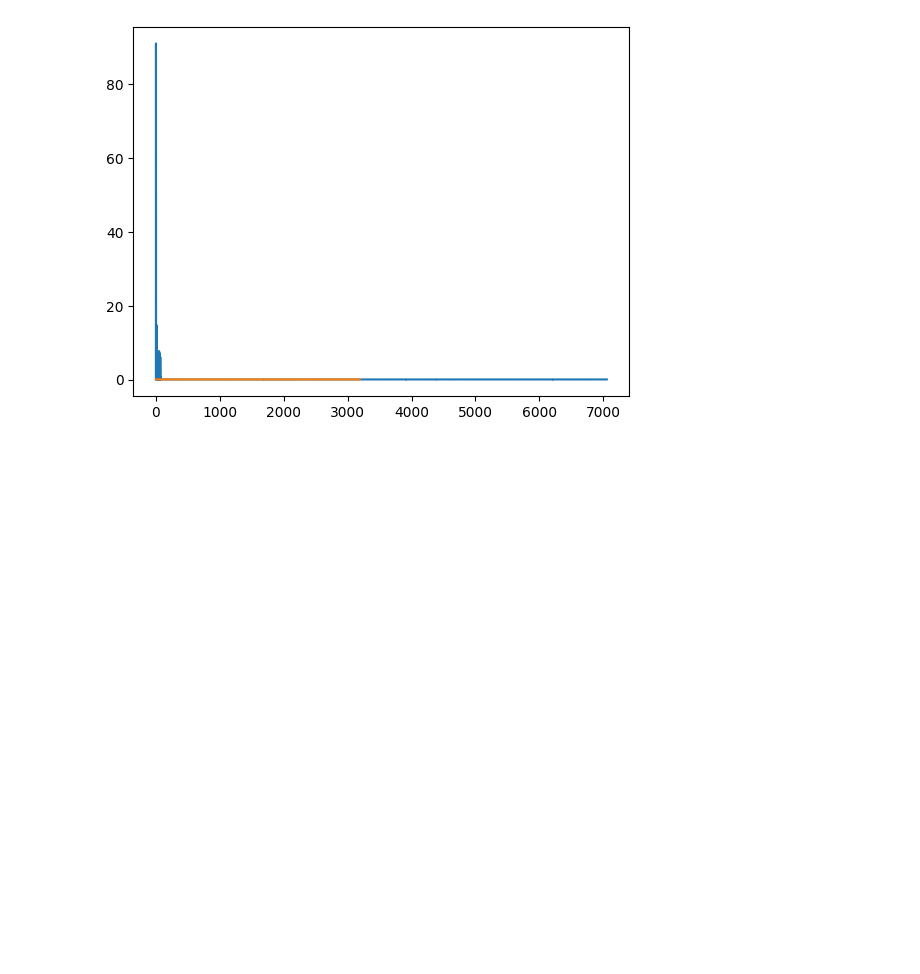
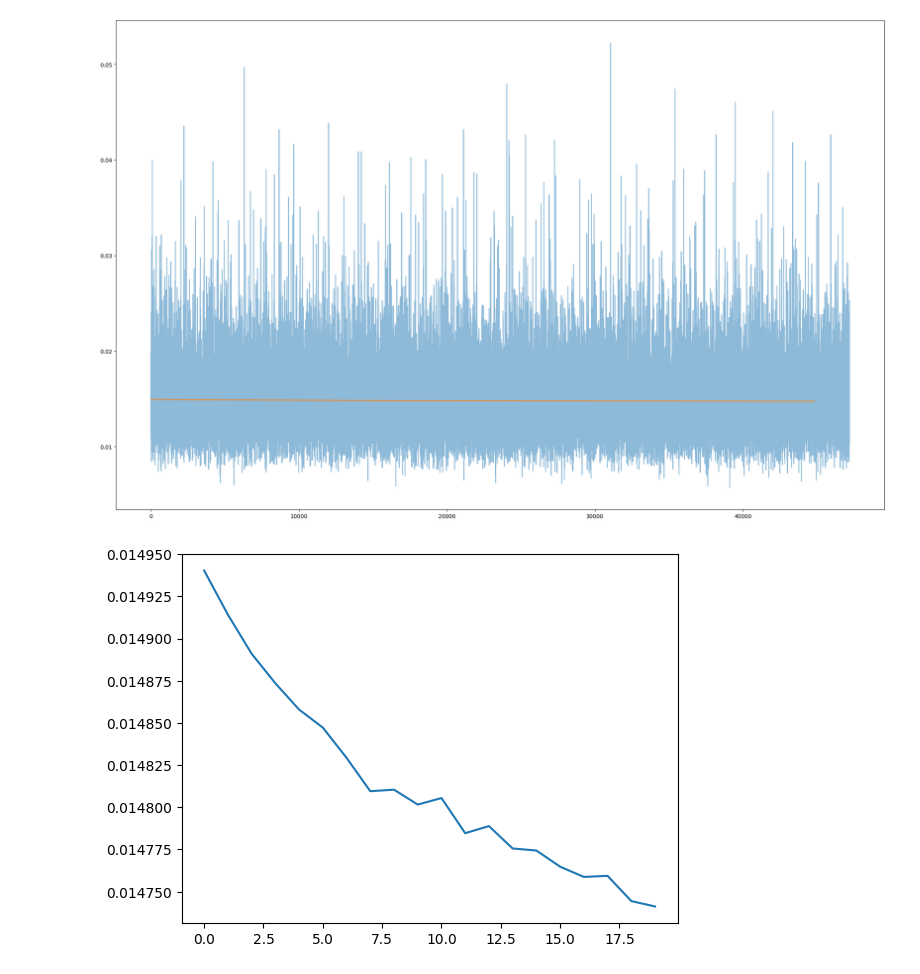
Before and after one commit to Nacnano/stock-machine-learning-project, a Jupyter notebook: LSTM3.ipynb, the cells around one changed output. Drawn from its saved outputs; the diff is of its cells as text; code cells hidden in the pictures; blank space fills up the shorter version.

```diff
--- a/LSTM3.ipynb
+++ b/LSTM3.ipynb
@@ -228,6 +267,12 @@ val loss :  0.01719579922664388
-# %%
-plt.plot(train_losses)
-plt.plot(val_losses)
-plt.show()
-# %% [output]
-[figure, removed]
+# %%
+plt.figure(figsize=(25, 16))
+plt.plot(train_losses,alpha=0.5)
+plt.plot(list(range(0,len(train_losses),int(len(train_losses) / len(avarage_train_losses)))),avarage_train_losses)
+plt.show()
+plt.plot(avarage_train_losses)
+plt.show()
+plt.plot(avarage_val_losses)
+plt.show()
+# %% [output]
+[figure, added]
+[figure, added]
```
Also changed, not shown: parts of 15 cells of this notebook.
